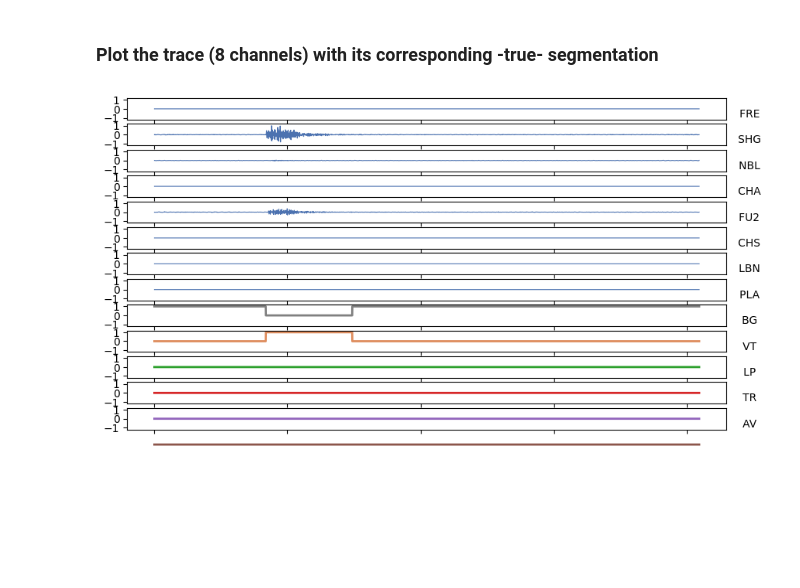
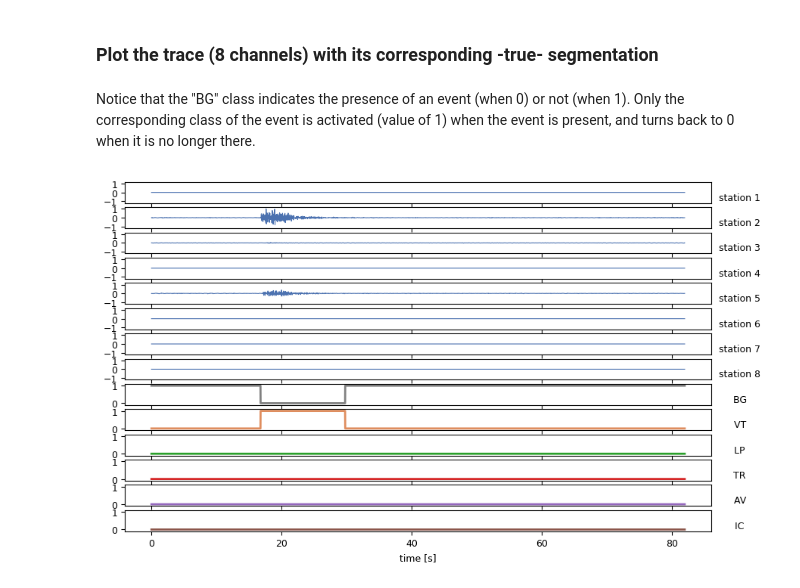
Before and after one commit to camilo-espinosa/volcano-seismic-segmentation, a Jupyter notebook: examples/explore_data.ipynb, the cells around one changed output. Cells and saved outputs as stored; diff of their text form; code cells hidden in the pictures; blank space fills up the shorter version.

Commit message:
added examples of folding procedure

```diff
--- a/examples/explore_data.ipynb
+++ b/examples/explore_data.ipynb
@@ -33,6 +30,17 @@ example_trace = np.load(example_data['VT'])
 # %% [markdown]
 ### Plot the trace (8 channels) with its corresponding -true- segmentation
-# %%
-data_utils.print_trace(example_trace)
-# %% [output]
-[figure, removed]
+# %% [markdown]
+Notice that the "BG" class indicates the presence of an event (when 0) or not (when 1). Only the corresponding class of the event is activated (value of 1) when the event is present, and turns back to 0 when it is no longer there.
+# %%
+example_trace = np.load(example_data['VT'])
+data_utils.print_trace(example_trace,
+                        n_stations=8,
+                        save_path=None,
+                        save=False,
+                        title="",
+                        num=0,
+                        dpi=100,
+                        figsize=(10, 6),
+                        font_size=9)
+# %% [output]
+[figure, added]
```
Also changed, not shown: parts of 7 cells of this notebook, 2 other files.
